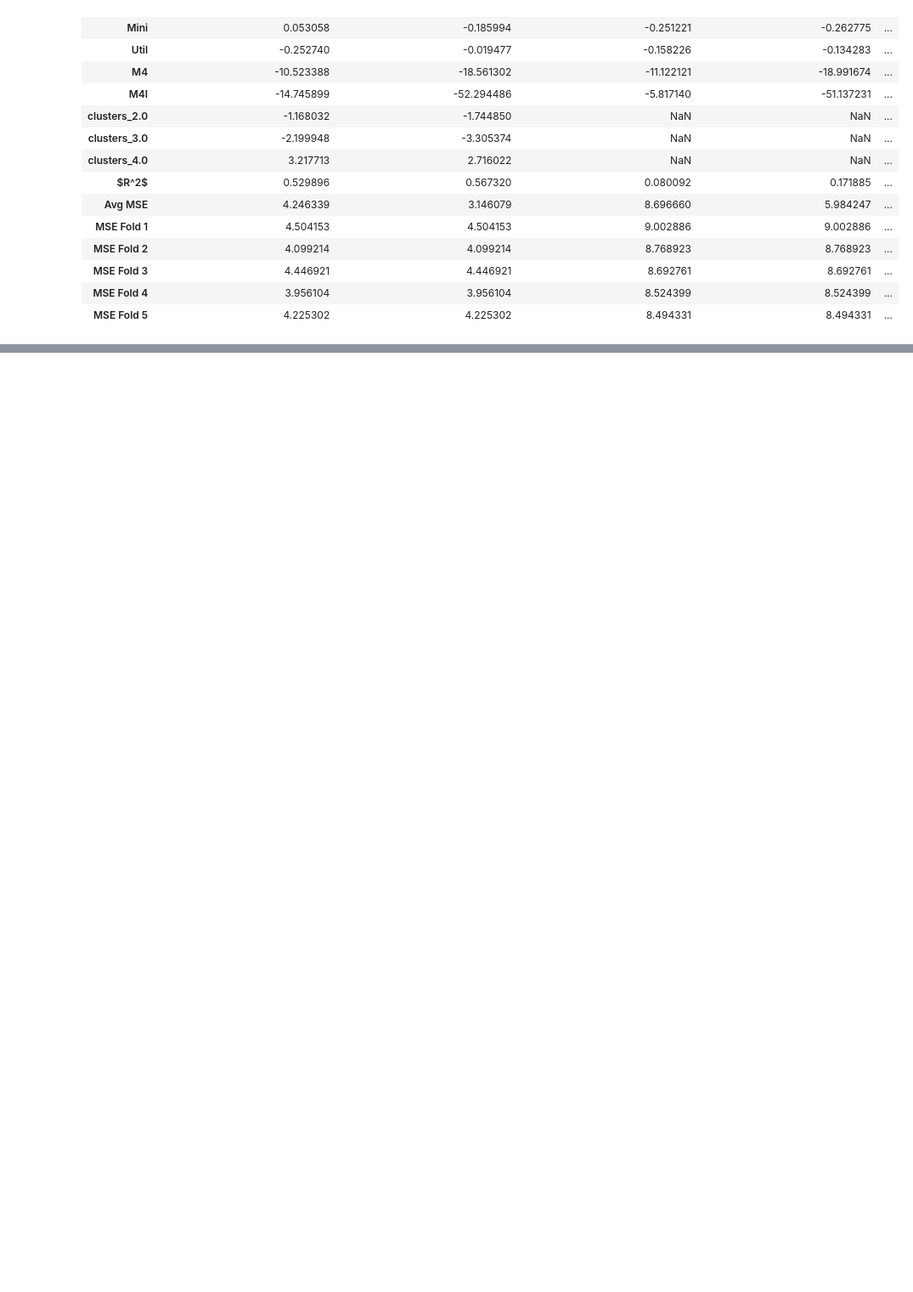
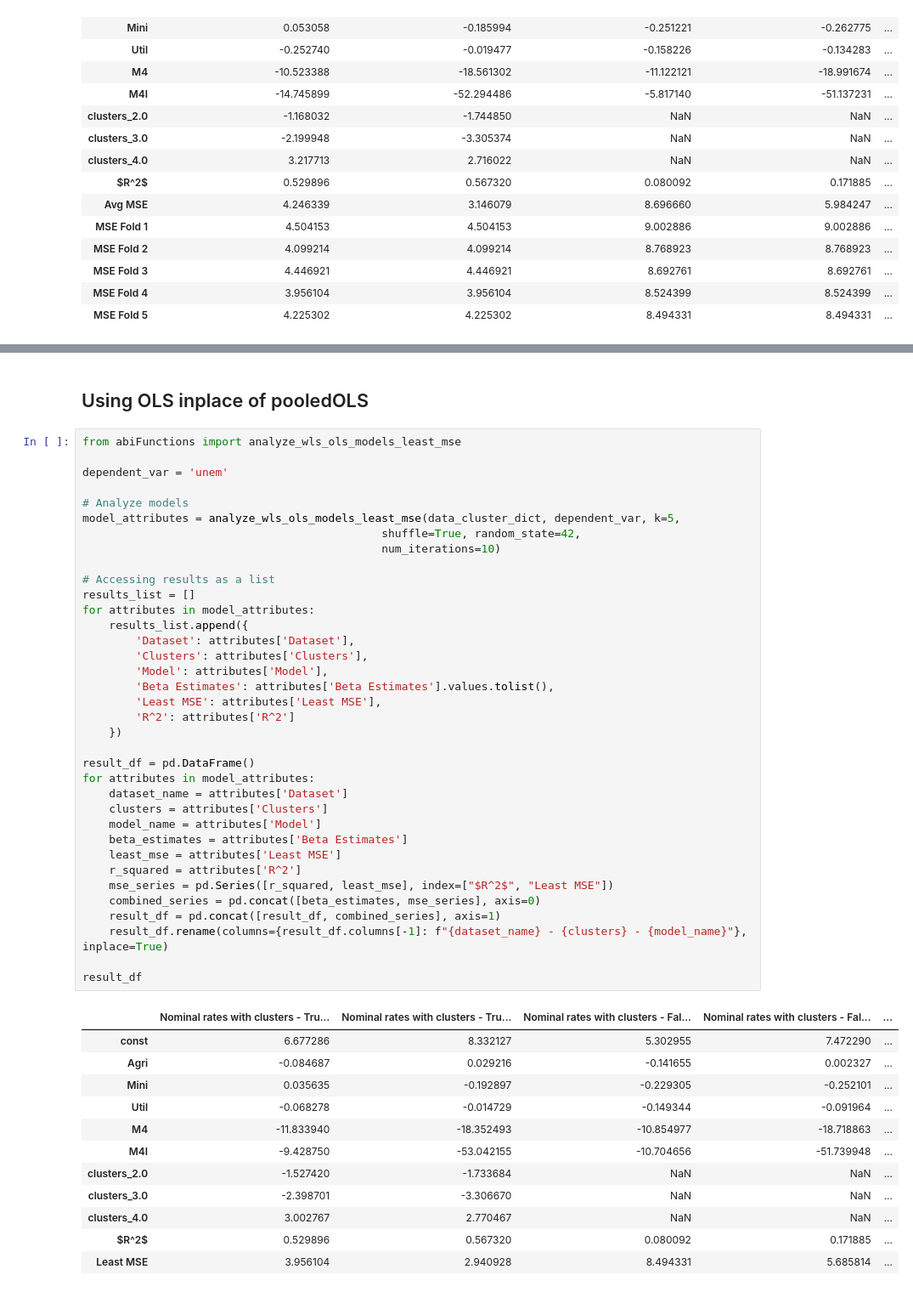
Before and after one commit to abeylystic/AbiodunsProject, a Jupyter notebook: Summer project update/New Updates/Nominal_WLS_PooledOLS.ipynb, the cells around one changed output, grey strips where cells are left out. Shown at 85% size. Drawn from its saved outputs; the diff is of its cells as text; blank space fills up the shorter version.

```diff
--- a/Summer project update/New Updates/Nominal_WLS_PooledOLS.ipynb
+++ b/Summer project update/New Updates/Nominal_WLS_PooledOLS.ipynb
@@ -221,0 +263,51 @@ display(result_df)
+# %% [markdown]
+## Using OLS inplace of pooledOLS
+# %%
+from abiFunctions import analyze_wls_ols_models_least_mse
+
+dependent_var = 'unem'
+
+# Analyze models
+model_attributes = analyze_wls_ols_models_least_mse(data_cluster_dict, dependent_var, k=5,
+                                             shuffle=True, random_state=42,
+                                             num_iterations=10)
+
+# Accessing results as a list
+results_list = []
+for attributes in model_attributes:
+    results_list.append({
+        'Dataset': attributes['Dataset'],
+        'Clusters': attributes['Clusters'],
+        'Model': attributes['Model'],
+        'Beta Estimates': attributes['Beta Estimates'].values.tolist(),
+        'Least MSE': attributes['Least MSE'],
+        'R^2': attributes['R^2']
+    })
+
+result_df = pd.DataFrame()
+for attributes in model_attributes:
+    dataset_name = attributes['Dataset']
+    clusters = attributes['Clusters']
+    model_name = attributes['Model']
+    beta_estimates = attributes['Beta Estimates']
+    least_mse = attributes['Least MSE']
+    r_squared = attributes['R^2']
+    mse_series = pd.Series([r_squared, least_mse], index=["$R^2$", "Least MSE"])
+    combined_series = pd.concat([beta_estimates, mse_series], axis=0)
+    result_df = pd.concat([result_df, combined_series], axis=1)
+    result_df.rename(columns={result_df.columns[-1]: f"{dataset_name} - {clusters} - {model_name}"}, inplace=True)
+
+result_df
+# %% [output]
+|  | Nominal rates with clusters - Tru... | Nominal rates with clusters - Tru... | Nominal rates with clusters - Fal... | Nominal rates with clusters - Fal... | ... |
+| const | 6.677286 | 8.332127 | 5.302955 | 7.472290 | ... |
+| Agri | -0.084687 | 0.029216 | -0.141655 | 0.002327 | ... |
+| Mini | 0.035635 | -0.192897 | -0.229305 | -0.252101 | ... |
+| Util | -0.068278 | -0.014729 | -0.149344 | -0.091964 | ... |
+| M4 | -11.833940 | -18.352493 | -10.854977 | -18.718863 | ... |
+| M4I | -9.428750 | -53.042155 | -10.704656 | -51.739948 | ... |
+| clusters_2.0 | -1.527420 | -1.733684 | NaN | NaN | ... |
+| clusters_3.0 | -2.398701 | -3.306670 | NaN | NaN | ... |
+| clusters_4.0 | 3.002767 | 2.770467 | NaN | NaN | ... |
+| $R^2$ | 0.529896 | 0.567320 | 0.080092 | 0.171885 | ... |
+| Least MSE | 3.956104 | 2.940928 | 8.494331 | 5.685814 | ... |
```
Also changed, not shown: parts of 10 cells of this notebook, 1 other file.
